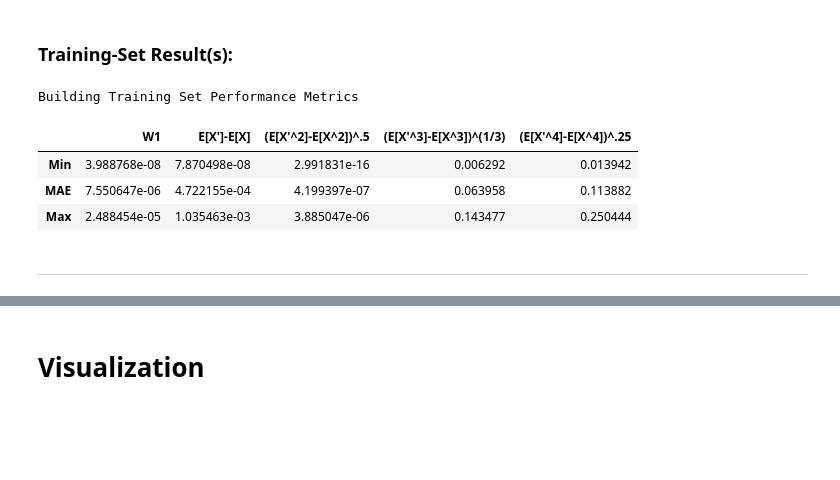
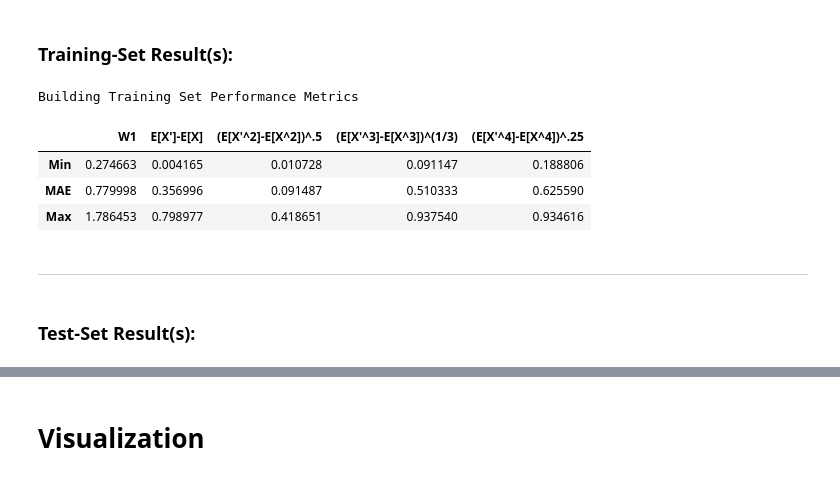
Before and after one commit to AnastasisKratsios/UniversalProcesses, a Jupyter notebook: Universal_Processes_Trainer_BACKEND_Simulation_Based_Method.ipynb, the cells around one changed output, grey strips where cells are left out. Cells and saved outputs as stored; diff of their text form; code cells hidden in the pictures; blank space fills up the shorter version.

```diff
--- a/Universal_Processes_Trainer_BACKEND_Simulation_Based_Method.ipynb
+++ b/Universal_Processes_Trainer_BACKEND_Simulation_Based_Method.ipynb
@@ -195,0 +200,9 @@ N_Centers_per_box = max(1,int(round(np.sqrt(N_Quantizers_to_parameterize))))
+# %%
+# Generate Grid of Barycenters
+x_Grid_barycenters = np.arange(start=-Max_Grid,
+                               stop=Max_Grid,
+                               step = (2*Max_Grid/N_Centers_per_box))
+if groud_truth == "2lnflow":
+    t_Grid_barycenters = np.arange(start=0,
+                                   stop=T_end,
+                                   step = (T_end/N_Centers_per_box))
@@ -195,0 +211,5 @@ N_Centers_per_box = max(1,int(round(np.sqrt(N_Quantizers_to_parameterize))))
+# %%
+if not(groud_truth == "2lnflow"):
+    t_Grid_barycenters = np.arange(start=0,
+                               stop=T_end,
+                               step = 1)
@@ -584,7 +698,7 @@ for x_i in tqdm(range(len(measures_locations_list)-1)):
     W1_loop = ot.emd2_1d(Barycenters_Array,
                          np.array(measures_locations_list[x_i]).reshape(-1,),
                          Predicted_Weights[x_i,].reshape(-1,),
-                         measure_weights.reshape(-1,))
+                         (np.array(measures_weights_list[x_i])).reshape(-1,))
     W1_errors = np.append(W1_errors,W1_loop)
     # Get Means
     Mu_hat = np.sum((Predicted_Weights[x_i])*(Barycenters_Array))
@@ -604,35 +718,37 @@ for x_i in tqdm(range(len(measures_locations_list)-1)):
     # Get skewness (non-centered)
     Kurtosis_hat = np.sum((Barycenters_Array**4)*(Predicted_Weights[x_i]))
     Kurtosis = np.mean(np.array(measures_locations_list[x_i])**4)
     Kurtosis_errors = np.append(Kurtosis_errors,(abs(Kurtosis_hat-Kurtosis))**.25)
 
 #---------------------------------------------------------------------------------------------#
 # Compute Error Statistics/Descriptors
 W1_Performance = np.array([np.min(np.abs(W1_errors)),np.mean(np.abs(W1_errors)),np.max(np.abs(W1_errors))])
 Mean_prediction_Performance = np.array([np.min(np.abs(Mean_errors)),np.mean(np.abs(Mean_errors)),np.max(np.abs(Mean_errors))])
 Var_prediction_Performance = np.array([np.min(np.abs(Var_errors)),np.mean(np.abs(Var_errors)),np.max(np.abs(Var_errors))])
 Skewness_prediction_Performance = np.array([np.min(np.abs(Skewness_errors)),np.mean(np.abs(Skewness_errors)),np.max(np.abs(Skewness_errors))])
 Kurtosis_prediction_Performance = np.array([np.min(np.abs(Kurtosis_errors)),np.mean(np.abs(Kurtosis_errors)),np.max(np.abs(Kurtosis_errors))])
 
 Type_A_Prediction = pd.DataFrame({"W1":W1_Performance,
                                   "E[X']-E[X]":Mean_prediction_Performance,
                                   "(E[X'^2]-E[X^2])^.5":Var_prediction_Performance,
                                   "(E[X'^3]-E[X^3])^(1/3)":Skewness_prediction_Performance,
                                   "(E[X'^4]-E[X^4])^.25":Kurtosis_prediction_Performance},index=["Min","MAE","Max"])
 
 # Write Performance
 Type_A_Prediction.to_latex((results_tables_path+str("Roughness_")+str(Rougness)+str("__RatiofBM_")+str(Ratio_fBM_to_typical_vol)+
  "__TypeAPrediction_Train.tex"))
 
 
 #---------------------------------------------------------------------------------------------#
 # Update User
 Type_A_Prediction
 # %% [output]
 Building Training Set Performance Metrics
 |  | W1 | E[X']-E[X] | (E[X'^2]-E[X^2])^.5 | (E[X'^3]-E[X^3])^(1/3) | (E[X'^4]-E[X^4])^.25 |
-| Min | 3.988768e-08 | 7.870498e-08 | 2.991831e-16 | 0.006292 | 0.013942 |
-| MAE | 7.550647e-06 | 4.722155e-04 | 4.199397e-07 | 0.063958 | 0.113882 |
-| Max | 2.488454e-05 | 1.035463e-03 | 3.885047e-06 | 0.143477 | 0.250444 |
+| Min | 0.274663 | 0.004165 | 0.010728 | 0.091147 | 0.188806 |
+| MAE | 0.779998 | 0.356996 | 0.091487 | 0.510333 | 0.625590 |
+| Max | 1.786453 | 0.798977 | 0.418651 | 0.937540 | 0.934616 |
 # %% [markdown]
 ---
+# %% [markdown]
+### Test-Set Result(s):
```
Also changed, not shown: parts of 36 cells of this notebook, 4 other files.
